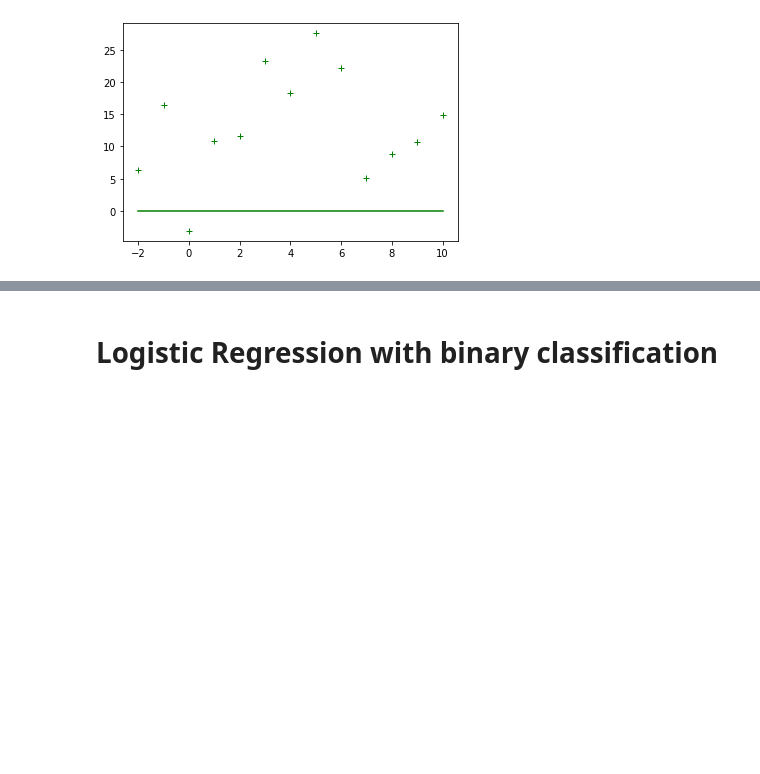
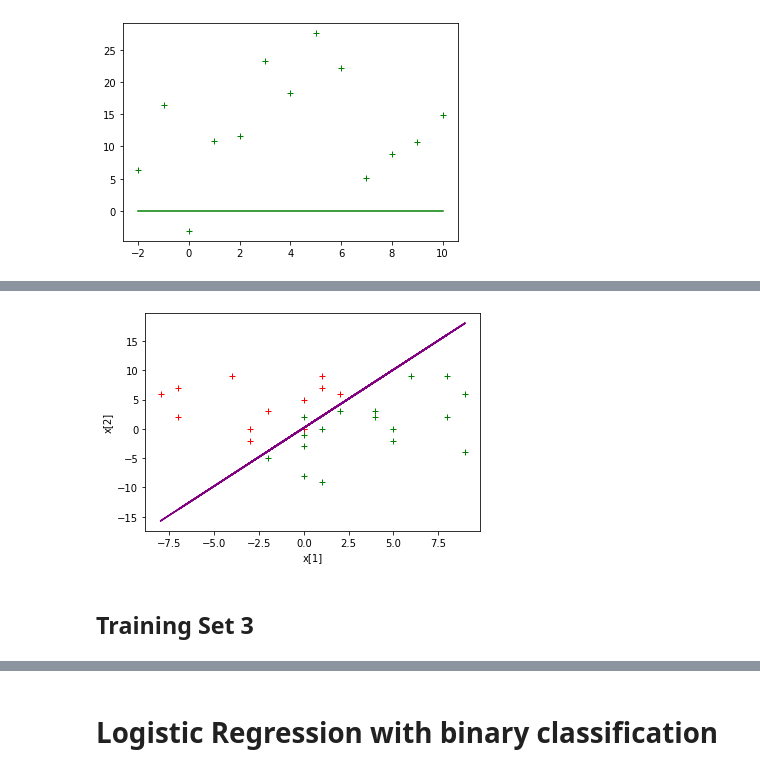
Before and after one commit to mattdo40/Colab, a Jupyter notebook: linear_and_logistic_regression.ipynb, the cells around one changed output, grey strips where cells are left out. Drawn from its saved outputs; the diff is of its cells as text; code cells hidden in the pictures; blank space fills up the shorter version.

```diff
--- a/linear_and_logistic_regression.ipynb
+++ b/linear_and_logistic_regression.ipynb
@@ -169,0 +283,33 @@ plt.show()
+# %%
+alpha = 0.01
+model = [0.001, 0.001, 0.001]
+X = [x for (x,r) in data]
+R = [r for (x,r) in data]
+# %%
+model = LogisticRegression(alpha, model, X, R, 100)
+# %%
+X = [x for (x,r) in data]
+R = [r for (x,r) in data]
+
+xNeg = [x for (x,r) in data if r == 0]
+xPos = [x for (x,r) in data if r != 0]
+
+x1P = [x[1] for x in xPos]
+x1N = [x[1] for x in xNeg]
+x2P = [x[2] for x in xPos]
+x2N = [x[2] for x in xNeg]
+
+F= lambda model, X1: [(-model[0]/model[2]) - (model[1]/model[2]) * x1 for x1 in X1]
+modelX1 = [x[1] for x in X]
+modelX2 = F(model, modelX1)
+
+plt.xlabel("x[1]")
+plt.ylabel("x[2]")
+plt.plot(x1P, x2P, "g+") #changes 1 or 2 to green
+plt.plot(x1N, x2N, "r+")
+plt.plot(modelX1, modelX2,"purple")
+plt.show()
+# %% [output]
+[figure, added]
+# %% [markdown]
+## Training Set 3
```
Also changed, not shown: parts of 27 cells of this notebook.
